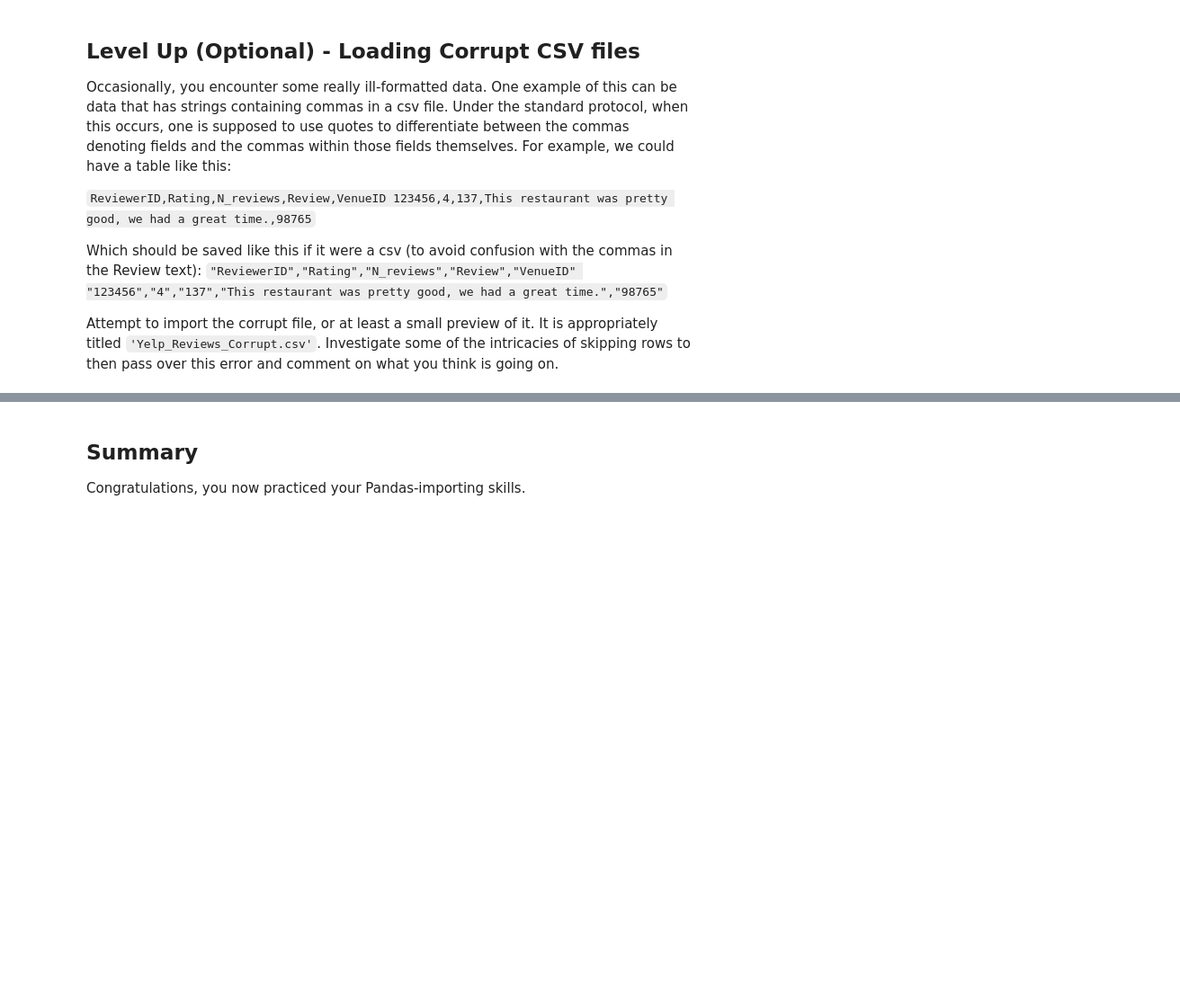
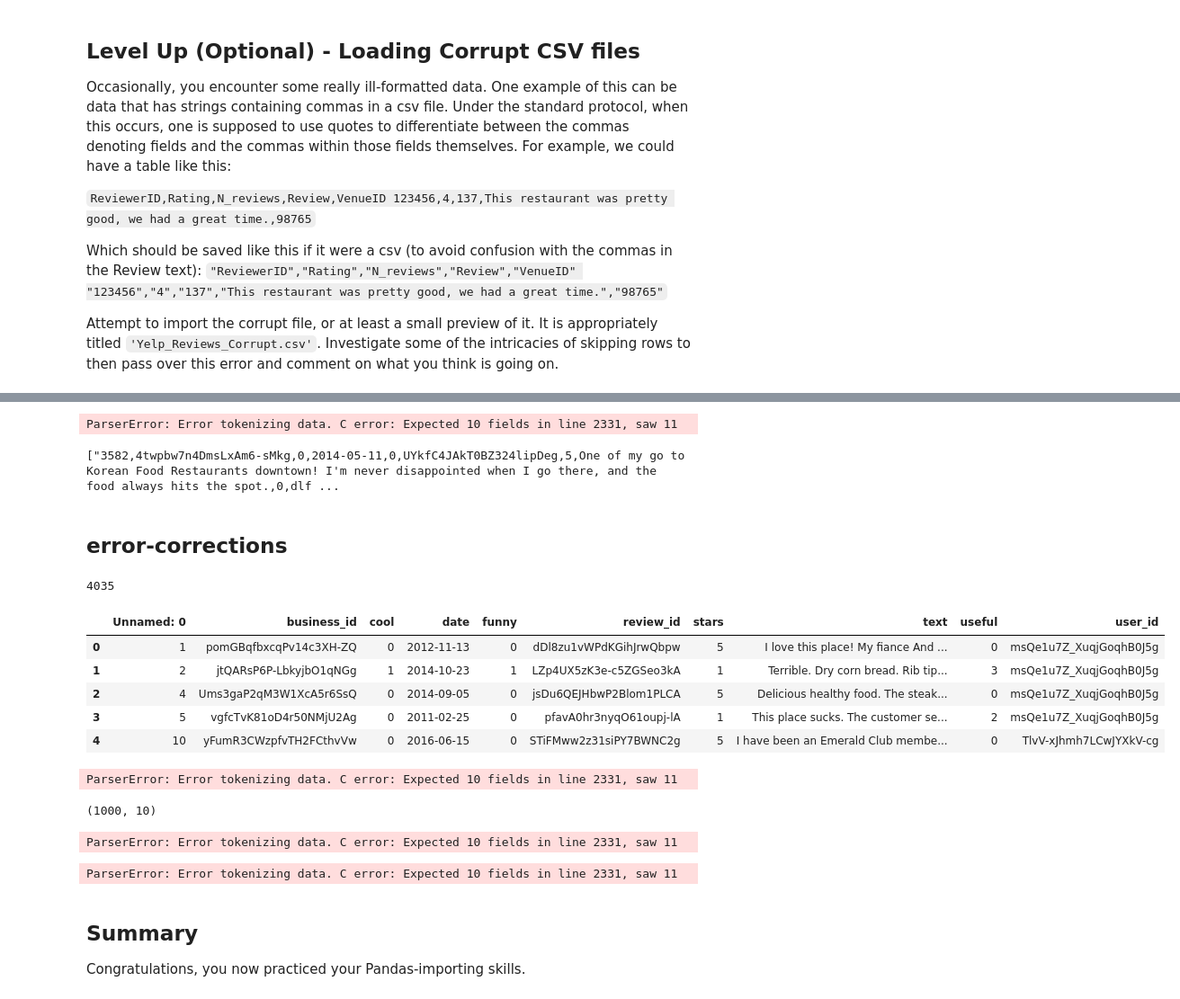
Before and after one commit to rurigi-waweru/dsfpt10-p1-dsc-importing-data-using-pandas-lab, a Jupyter notebook: index.ipynb, the cells around one changed output, grey strips where cells are left out. Shown at 90% size. Cells and saved outputs as stored; diff of their text form; code cells hidden in the pictures; blank space fills up the shorter version.

```diff
--- a/index.ipynb
+++ b/index.ipynb
@@ -88,0 +178,69 @@ except Exception as e:
+# %%
+temp = pd.read_csv('Data/Yelp_Reviews_Corrupt.csv',
+                   names = df1.columns,
+                   skiprows = 1)
+
+print(len(temp))
+temp.head()
+# %% [output]
+ParserError: Error tokenizing data. C error: Expected 10 fields in line 2331, saw 11
+# %%
+# brian
+# Solving the above error:
+    # >>> ParserError: Error tokenizing data. C error: Expected 10 fields in line 2331, saw 11
+# (i) Inspect the Problematic Row
+with open('Data/Yelp_Reviews_Corrupt.csv', 'r') as file:
+    lines = file.readlines()
+    print(lines[2330:2333])  # Rows 2331 and its surrounding lines
+# %% [output]
+["3582,4twpbw7n4DmsLxAm6-sMkg,0,2014-05-11,0,UYkfC4JAkT0BZ324lipDeg,5,One of my go to Korean Food Restaurants downtown! I'm never disappointed when I go there, and the food always hits the spot.,0,dlf ...
+# %% [markdown]
+## error-corrections
+# %%
+# brian
+# Solving the above error:
+    # >>> ParserError: Error tokenizing data. C error: Expected 10 fields in line 2331, saw 11
+# (ii) Skip the Problematic Row
+temp = pd.read_csv(
+    'Data/Yelp_Reviews_Corrupt.csv',
+    names=df1.columns,
+    skiprows=1,
+    on_bad_lines='skip'  # Skip problematic rows
+)
+print(len(temp))
+temp.head()
+# %% [output]
+4035
+|  | Unnamed: 0 | business_id | cool | date | funny | review_id | stars | text | useful | user_id |
+| 0 | 1 | pomGBqfbxcqPv14c3XH-ZQ | 0 | 2012-11-13 | 0 | dDl8zu1vWPdKGihJrwQbpw | 5 | I love this place! My fiance And ... | 0 | msQe1u7Z_XuqjGoqhB0J5g |
+| 1 | 2 | jtQARsP6P-LbkyjbO1qNGg | 1 | 2014-10-23 | 1 | LZp4UX5zK3e-c5ZGSeo3kA | 1 | Terrible. Dry corn bread. Rib tip... | 3 | msQe1u7Z_XuqjGoqhB0J5g |
+| 2 | 4 | Ums3gaP2qM3W1XcA5r6SsQ | 0 | 2014-09-05 | 0 | jsDu6QEJHbwP2Blom1PLCA | 5 | Delicious healthy food. The steak... | 0 | msQe1u7Z_XuqjGoqhB0J5g |
+| 3 | 5 | vgfcTvK81oD4r50NMjU2Ag | 0 | 2011-02-25 | 0 | pfavA0hr3nyqO61oupj-lA | 1 | This place sucks. The customer se... | 2 | msQe1u7Z_XuqjGoqhB0J5g |
+| 4 | 10 | yFumR3CWzpfvTH2FCthvVw | 0 | 2016-06-15 | 0 | STiFMww2z31siPY7BWNC2g | 5 | I have been an Emerald Club membe... | 0 | TlvV-xJhmh7LCwJYXkV-cg |
+# %%
+# brian
+import csv
+# Solving the above error:
+    # >>> ParserError: Error tokenizing data. C error: Expected 10 fields in line 2331, saw 11
+# (iii) Handle Quoting Issues
+temp = pd.read_csv(
+    'Data/Yelp_Reviews_Corrupt.csv',
+    names=df1.columns,
+    skiprows=1,
+    quoting=csv.QUOTE_MINIMAL  # Handle quoting issues
+)
+print(len(temp))
+temp.head() # this presents the same error
+# %% [output]
+ParserError: Error tokenizing data. C error: Expected 10 fields in line 2331, saw 11
+# %%
+# brian
+# Solving the above error:
+    # >>> ParserError: Error tokenizing data. C error: Expected 10 fields in line 2331, saw 11
+# (iv) Diagnose and Debug
+chunksize = 1000
+for chunk in pd.read_csv('Data/Yelp_Reviews_Corrupt.csv', names=df1.columns, skiprows=1, chunksize=chunksize):
+    print(chunk.shape)  # Check the size of each chunk
+# %% [output]
+(1000, 10)
+ParserError: Error tokenizing data. C error: Expected 10 fields in line 2331, saw 11
@@ -89,3 +257,10 @@ except Exception as e:
+# %%
+# finally continuing
+pd.read_csv('Data/Yelp_Reviews_Corrupt.csv',
+            skiprows = len(df1) + len(df2),
+            names=df1.columns)
+# %% [output]
+ParserError: Error tokenizing data. C error: Expected 10 fields in line 2331, saw 11
 # %% [markdown]
 ## Summary
 
```
Also changed, not shown: parts of 9 cells of this notebook, 2 other files.
